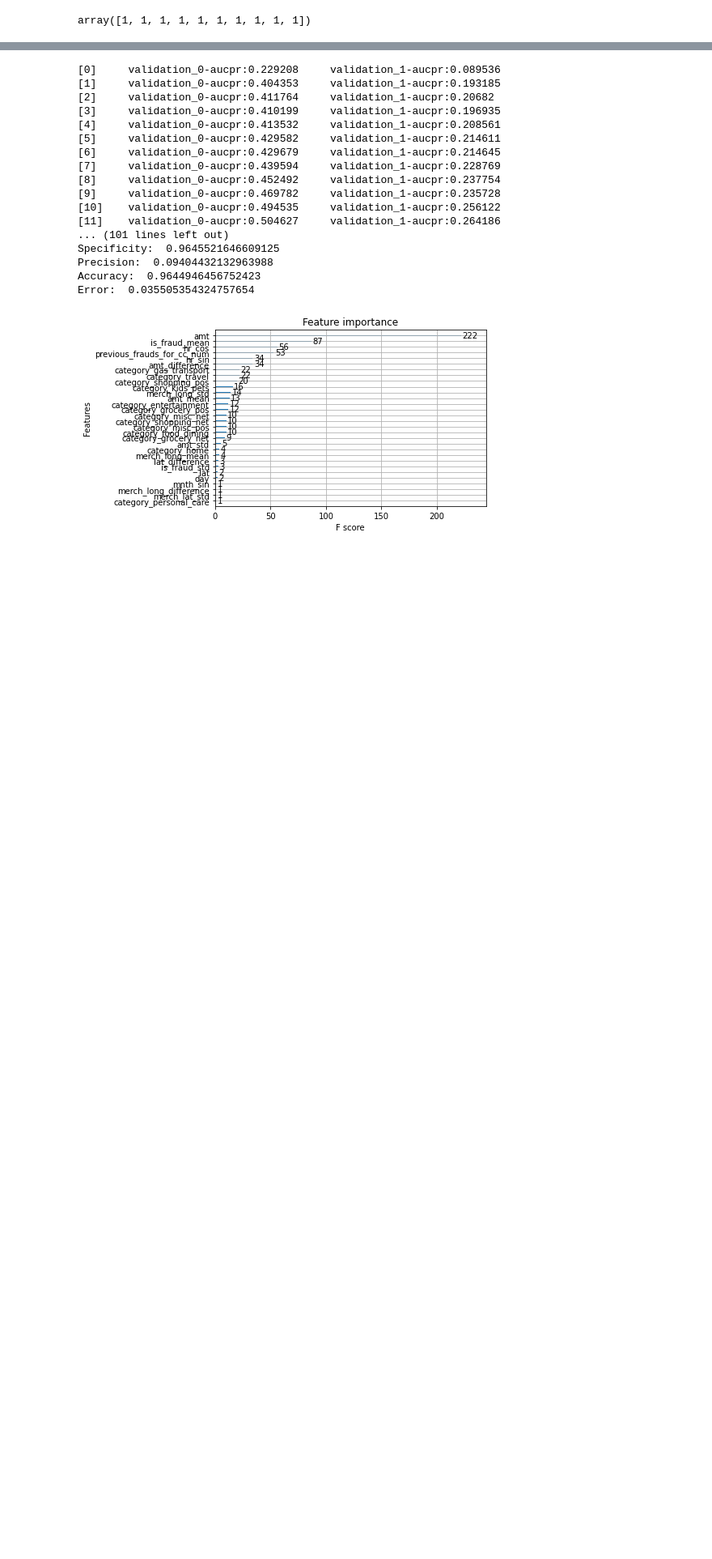
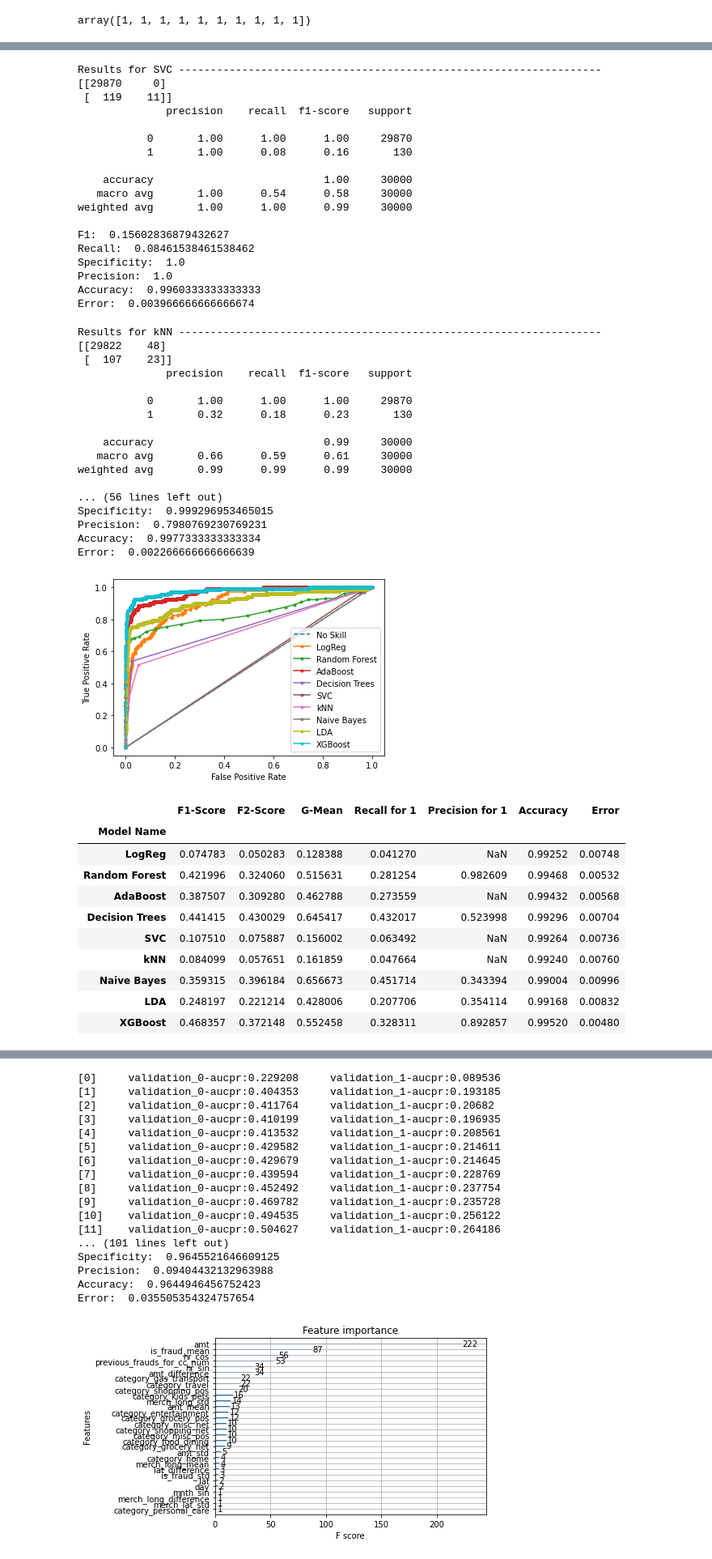
Before and after one commit to wconti27/DS4400-Final-Project-Machine-Learning-Detection-of-Credit-Card-Fraud, a Jupyter notebook: ML_Project.ipynb, the cells around one changed output, grey strips where cells are left out. Shown at 81% size. Drawn from its saved outputs; the diff is of its cells as text; code cells hidden in the pictures; blank space fills up the shorter version.

```diff
--- a/ML_Project.ipynb
+++ b/ML_Project.ipynb
@@ -458,7 +458,7 @@ from sklearn.neighbors import KNeighborsClassifier
 from sklearn.naive_bayes import GaussianNB
 
 def perform_cross_validation(metrics_df, model, model_name, X_training, y_training):
-  tscv = GapWalkForward(n_splits=10, gap_size=0, test_size=10000)
+  tscv = GapWalkForward(n_splits=5, gap_size=0, test_size=5000)
 
   g_means = []
   f1s = []
@@ -487,8 +487,6 @@ def perform_cross_validation(metrics_df, model, model_name, X_training, y_traini
       X_train, X_test = X_training.iloc[train_index], X_training.iloc[test_index]
       y_train, y_test = y_training.iloc[train_index], y_training.iloc[test_index]
 
-      print(X_train.shape, X_test.shape, y_train.shape, y_test.shape)
-
       model.fit(X_train, y_train.values.ravel())
       predictions = model.predict(X_test)
 
@@ -515,7 +513,6 @@ def perform_cross_validation(metrics_df, model, model_name, X_training, y_traini
     accuracies.append(accuracy)
     errors.append(1- accuracy)
 
-  print(f1s, f2s, g_means, precisions, recalls)
   metrics_df.loc[model_name] = [np.mean(f1s), np.mean(f2s), np.mean(g_means), np.mean(recalls), np.mean(precisions), np.mean(accuracies), np.mean(errors)]
 
   return model, metrics_df
@@ -528,6 +525,7 @@ def compare_models(models, model_names, X_training, y_training, X_testing, y_tes
   for i in range(len(models)):
     model, cross_validation_model_scores = perform_cross_validation(cross_validation_model_scores, models[i], model_names[i], X_training, y_training)
     predictions = model.predict(X_testing)
+    print("Results for " + model_names[i] + " -------------------------------------------------------------------")
     print(confusion_matrix(y_testing, predictions))
     print(classification_report(y_testing, predictions))
     f1 = f1_score(y_testing, predictions)
@@ -569,7 +567,7 @@ def get_precision_recall_curve(model, model_name, x_test, y_test):
   plt.ylabel('True Positive Rate')
 
 
-all_models = [LogisticRegression(), RandomForestClassifier(), AdaBoostClassifier(), DecisionTreeClassifier(), SVC(), KNeighborsClassifier(), GaussianNB(), LinearDiscriminantAnalysis(), xgb.XGBClassifier()]
+all_models = [LogisticRegression(), RandomForestClassifier(), AdaBoostClassifier(), DecisionTreeClassifier(), SVC(probability=True), KNeighborsClassifier(), GaussianNB(), LinearDiscriminantAnalysis(), xgb.XGBClassifier()]
 all_model_names = ["LogReg", "Random Forest", "AdaBoost", "Decision Trees", "SVC", "kNN", "Naive Bayes", "LDA", "XGBoost"]
 
 compare_models(all_models, all_model_names, X_train_scaled_df.tail(50000), y_train.tail(50000), X_test_scaled_df.head(30000), y_test.head(30000))
@@ -577,0 +621,47 @@ Requirement already satisfied: tscv in /usr/local/lib/python3.7/dist-packages (0
+Results for SVC -------------------------------------------------------------------
+[[29870     0]
+ [  119    11]]
+              precision    recall  f1-score   support
+
+           0       1.00      1.00      1.00     29870
+           1       1.00      0.08      0.16       130
+
+    accuracy                           1.00     30000
+   macro avg       1.00      0.54      0.58     30000
+weighted avg       1.00      1.00      0.99     30000
+
+F1:  0.15602836879432627
+Recall:  0.08461538461538462
+Specificity:  1.0
+Precision:  1.0
+Accuracy:  0.9960333333333333
+Error:  0.003966666666666674
+Results for kNN -------------------------------------------------------------------
+[[29822    48]
+ [  107    23]]
+              precision    recall  f1-score   support
+
+           0       1.00      1.00      1.00     29870
+           1       0.32      0.18      0.23       130
+
+    accuracy                           0.99     30000
+   macro avg       0.66      0.59      0.61     30000
+weighted avg       0.99      0.99      0.99     30000
+
+... (56 lines left out)
+Specificity:  0.999296953465015
+Precision:  0.7980769230769231
+Accuracy:  0.9977333333333334
+Error:  0.002266666666666639
+[figure, added]
+|  | F1-Score | F2-Score | G-Mean | Recall for 1 | Precision for 1 | Accuracy | Error |
+| Model Name |  |  |  |  |  |  |  |
+| LogReg | 0.074783 | 0.050283 | 0.128388 | 0.041270 | NaN | 0.99252 | 0.00748 |
+| Random Forest | 0.421996 | 0.324060 | 0.515631 | 0.281254 | 0.982609 | 0.99468 | 0.00532 |
+| AdaBoost | 0.387507 | 0.309280 | 0.462788 | 0.273559 | NaN | 0.99432 | 0.00568 |
+| Decision Trees | 0.441415 | 0.430029 | 0.645417 | 0.432017 | 0.523998 | 0.99296 | 0.00704 |
+| SVC | 0.107510 | 0.075887 | 0.156002 | 0.063492 | NaN | 0.99264 | 0.00736 |
+| kNN | 0.084099 | 0.057651 | 0.161859 | 0.047664 | NaN | 0.99240 | 0.00760 |
+| Naive Bayes | 0.359315 | 0.396184 | 0.656673 | 0.451714 | 0.343394 | 0.99004 | 0.00996 |
+| LDA | 0.248197 | 0.221214 | 0.428006 | 0.207706 | 0.354114 | 0.99168 | 0.00832 |
+| XGBoost | 0.468357 | 0.372148 | 0.552458 | 0.328311 | 0.892857 | 0.99520 | 0.00480 |
```
Also changed, not shown: parts of 4 cells of this notebook.
